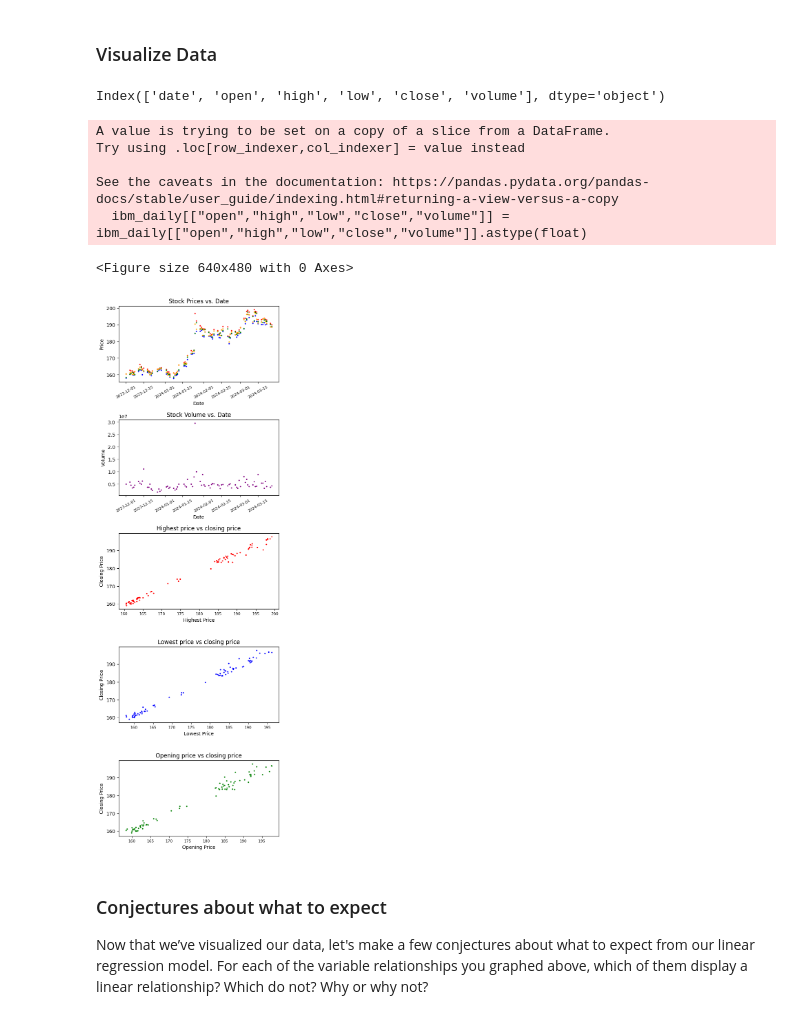
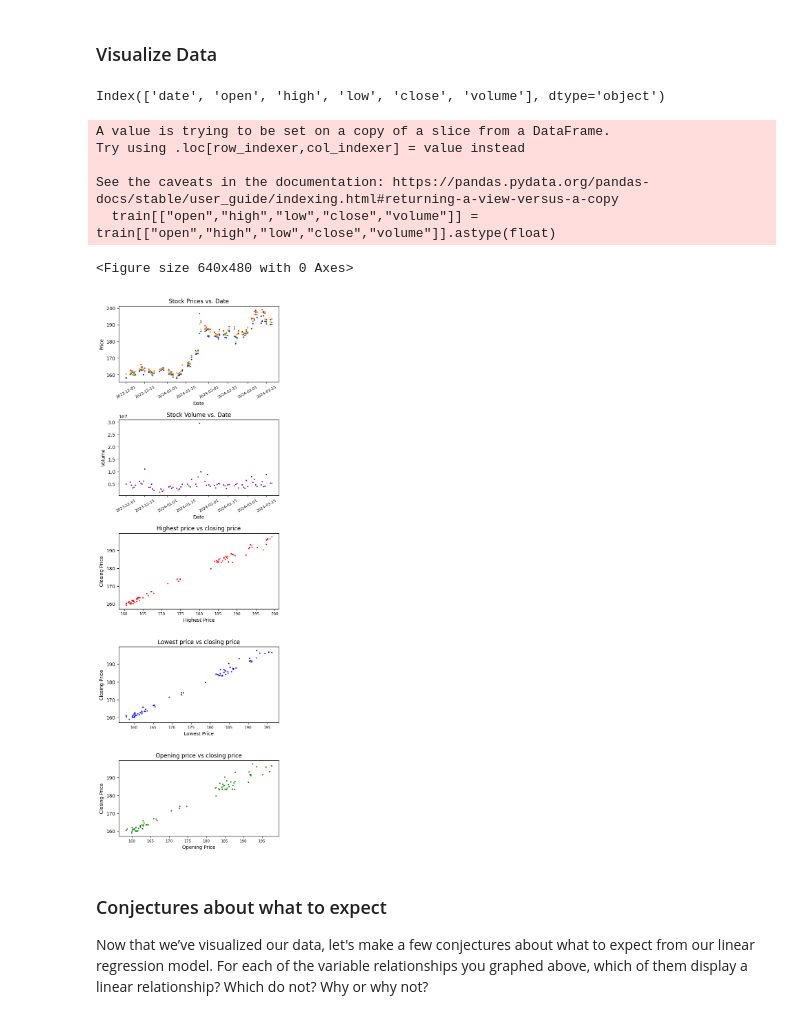
Before and after one commit to ntran03/320-project4, a Jupyter notebook: proj4.ipynb, the cells around one changed output. Drawn from its saved outputs; the diff is of its cells as text; code cells hidden in the pictures.

Commit message:
use the train dataset

```diff
--- a/proj4.ipynb
+++ b/proj4.ipynb
@@ -58,8 +58,8 @@ train = ibm_daily[5:]
 #data viz (use subplot)
 
 #listing column names
-print(ibm_daily.columns)
-ibm_daily[["open","high","low","close","volume"]] = ibm_daily[["open","high","low","close","volume"]].astype(float)
+print(train.columns)
+train[["open","high","low","close","volume"]] = train[["open","high","low","close","volume"]].astype(float)
 plt.tight_layout()
 fig, axs = plt.subplots(5, figsize=(6, 20))
 plt.rc('xtick', labelsize=8)
@@ -67,10 +67,10 @@ plt.rc('xtick', labelsize=8)
 
 
 #plotting all cols against date (ind)
-axs[0].scatter(ibm_daily.date, ibm_daily.high, color='red', s=3)
-axs[0].scatter(ibm_daily.date, ibm_daily.low, color='blue', s=3)
-axs[0].scatter(ibm_daily.date, ibm_daily.open, color='green', s=3)
-axs[0].scatter(ibm_daily.date, ibm_daily.close, color='orange', s=3)
+axs[0].scatter(train.date, train.high, color='red', s=3)
+axs[0].scatter(train.date, train.low, color='blue', s=3)
+axs[0].scatter(train.date, train.open, color='green', s=3)
+axs[0].scatter(train.date, train.close, color='orange', s=3)
 axs[0].set_title('Stock Prices vs. Date')
 axs[0].set_xlabel('Date')
 axs[0].set_ylabel('Price')
@@ -78,41 +78,41 @@ axs[0].tick_params(axis='x', rotation=30) # Rotate x-axis tick marks for the dat
 
 
 #plotting volume against date (ind)
-axs[1].scatter(ibm_daily.date, ibm_daily.volume, color='purple', s=3)
+axs[1].scatter(train.date, train.volume, color='purple', s=3)
 axs[1].set_title('Stock Volume vs. Date')
 axs[1].set_xlabel('Date')
 axs[1].set_ylabel('Volume')
 axs[1].tick_params(axis='x', rotation=30) # Rotate x-axis tick marks for the dates
 
 #plotting highest price (ind) vs closing price (dep)
-axs[2].scatter(ibm_daily.high, ibm_daily.close, color='red', s=3)
+axs[2].scatter(train.high, train.close, color='red', s=3)
 axs[2].set_title('Highest price vs closing price')
 axs[2].set_xlabel('Highest Price')
 axs[2].set_ylabel('Closing Price')
 
 #plotting lowest price (ind) vs closing price (dep)
-axs[3].scatter(ibm_daily.low, ibm_daily.close, color='blue', s=3)
+axs[3].scatter(train.low, train.close, color='blue', s=3)
 axs[3].set_title('Lowest price vs closing price')
 axs[3].set_xlabel('Lowest Price')
 axs[3].set_ylabel('Closing Price')
 
 #plotting opening price (ind) vs closing price (dep)
-axs[4].scatter(ibm_daily.open, ibm_daily.close, color='green', s=3)
+axs[4].scatter(train.open, train.close, color='green', s=3)
 axs[4].set_title('Opening price vs closing price')
 axs[4].set_xlabel('Opening Price')
 axs[4].set_ylabel('Closing Price')
 
 plt.subplots_adjust(hspace=0.5)  # Adjust spacing between subplots
 plt.show()
 # %% [output]
 Index(['date', 'open', 'high', 'low', 'close', 'volume'], dtype='object')
 A value is trying to be set on a copy of a slice from a DataFrame.
 Try using .loc[row_indexer,col_indexer] = value instead
 
 See the caveats in the documentation: https://pandas.pydata.org/pandas-docs/stable/user_guide/indexing.html#returning-a-view-versus-a-copy
-  ibm_daily[["open","high","low","close","volume"]] = ibm_daily[["open","high","low","close","volume"]].astype(float)
+  train[["open","high","low","close","volume"]] = train[["open","high","low","close","volume"]].astype(float)
 <Figure size 640x480 with 0 Axes>
-[figure, old version]
+[figure, new version]
 # %% [markdown]
 ### Conjectures about what to expect
 
```
